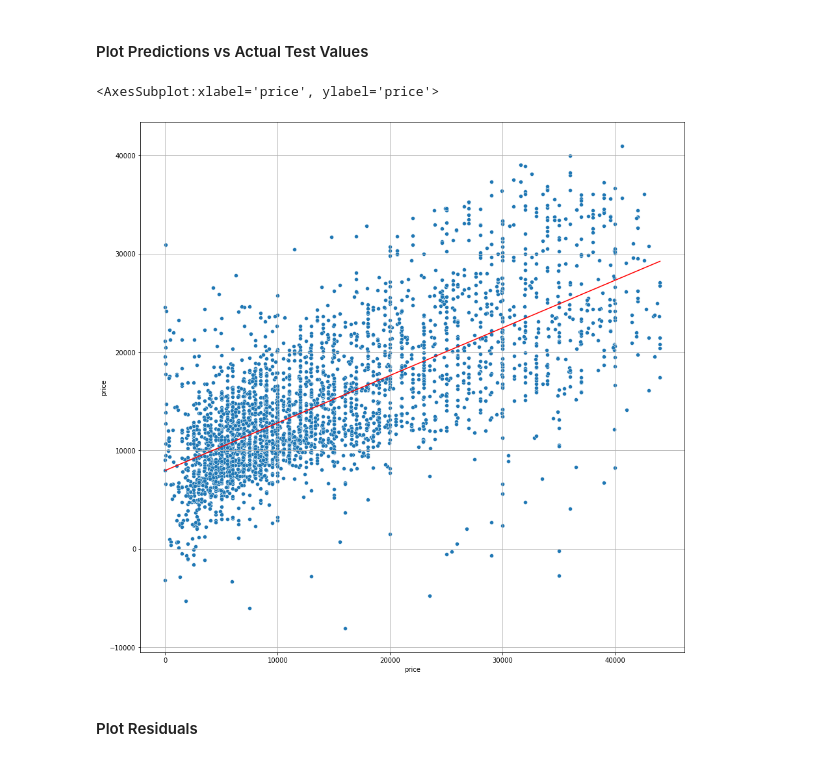
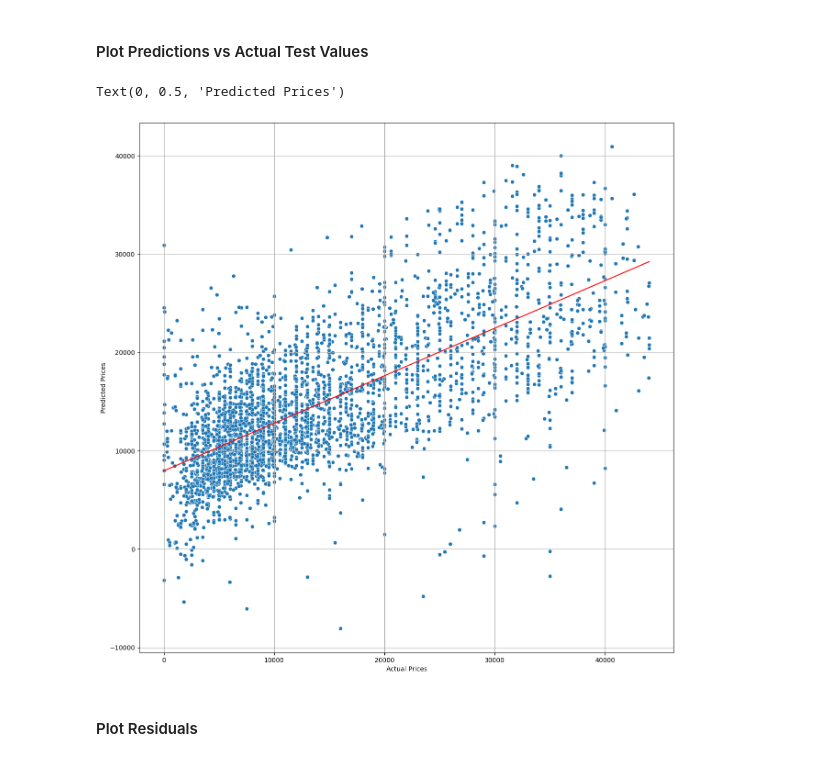
Before and after one commit to Naknak360/used_car_recommender, a Jupyter notebook: prompt_II.ipynb, the cells around one changed output. Saved outputs shown, nothing was run; the diff lists cells and outputs as text; code cells hidden in the pictures.

```diff
--- a/prompt_II.ipynb
+++ b/prompt_II.ipynb
@@ -583,13 +582,15 @@ print(ridge_test_rmse)
 # %%
 plt.figure(figsize=(15,15))
 plt.grid(True)
 sns.scatterplot(x=y_test, y=lasso_test_preds)
 slope, intercept = np.polyfit(y_test, lasso_test_preds, 1)
 line = slope * y_test + intercept
 sns.lineplot(x=y_test, y=line, color='red')
+plt.xlabel('Actual Prices')
+plt.ylabel('Predicted Prices')
 # %% [output]
-<AxesSubplot:xlabel='price', ylabel='price'>
+Text(0, 0.5, 'Predicted Prices')
-[figure, old version]
+[figure, new version]
 # %% [markdown]
 #### Plot Residuals
 # %%
```
Also changed, not shown: parts of 32 cells of this notebook.
